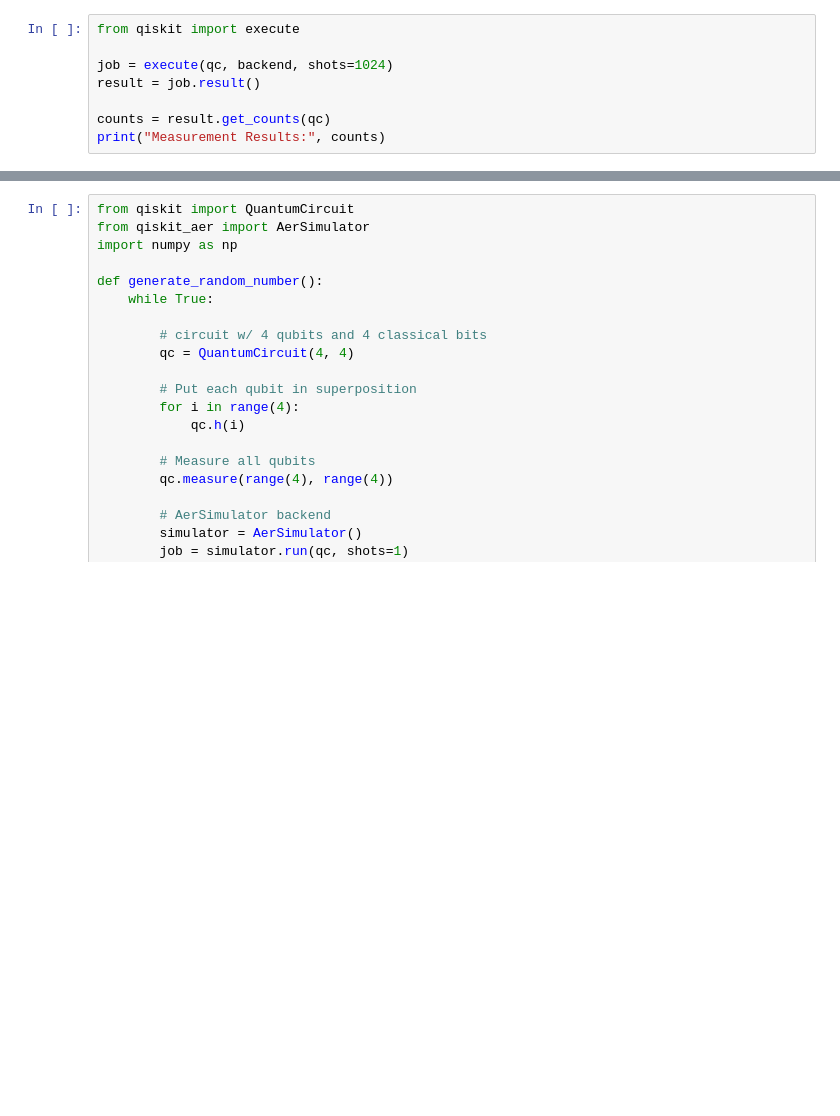
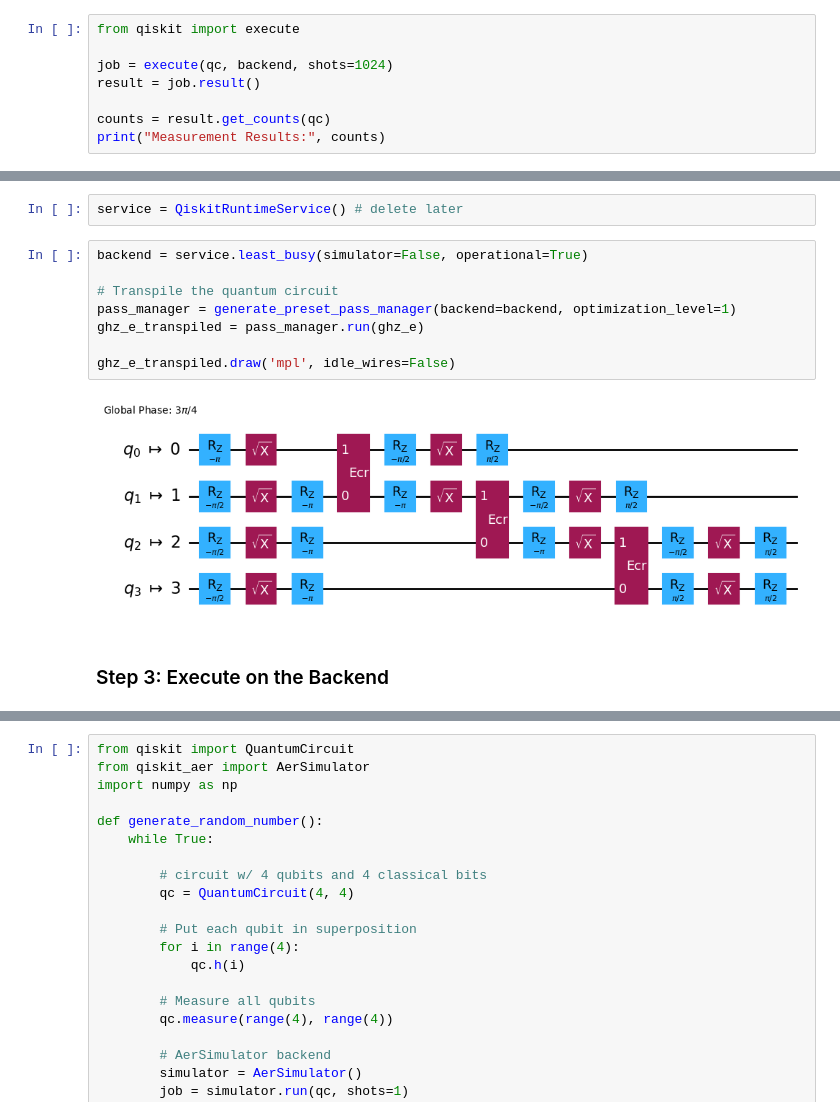
Before and after one commit to Watcher1223/CS-123-tutorial, a Jupyter notebook: qcqiskit.ipynb, the cells around one changed output, grey strips where cells are left out. Cells and saved outputs as stored; diff of their text form; blank space fills up the shorter version.

```diff
--- a/qcqiskit.ipynb
+++ b/qcqiskit.ipynb
@@ -397,0 +445,14 @@ Once we have our quantum circuit and observables. They have to be transpiled in
+# %%
+service = QiskitRuntimeService() # delete later
+# %%
+backend = service.least_busy(simulator=False, operational=True)
+
+# Transpile the quantum circuit
+pass_manager = generate_preset_pass_manager(backend=backend, optimization_level=1)
+ghz_e_transpiled = pass_manager.run(ghz_e)
+
+ghz_e_transpiled.draw('mpl', idle_wires=False)
+# %% [output]
+[figure, added]
+# %% [markdown]
+### Step 3: Execute on the Backend
```
Also changed, not shown: parts of 47 cells of this notebook, 1 other file.
